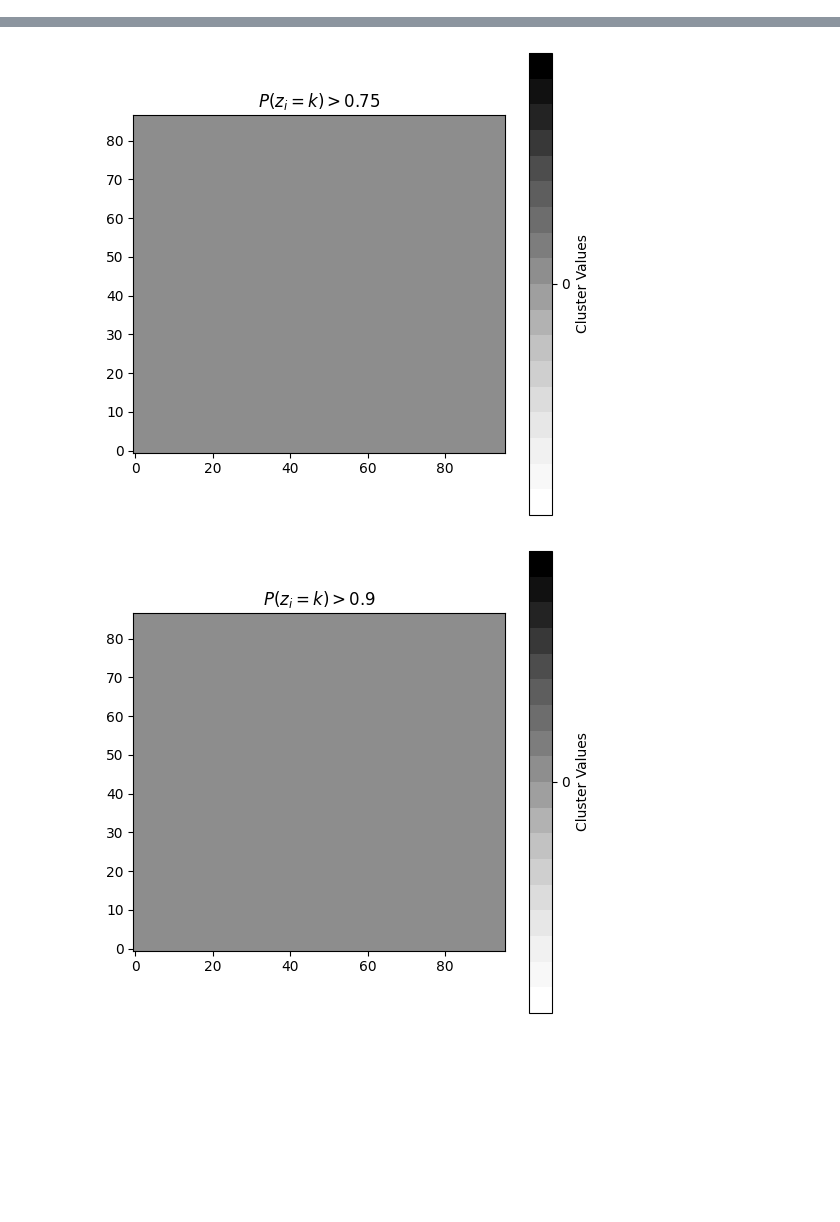
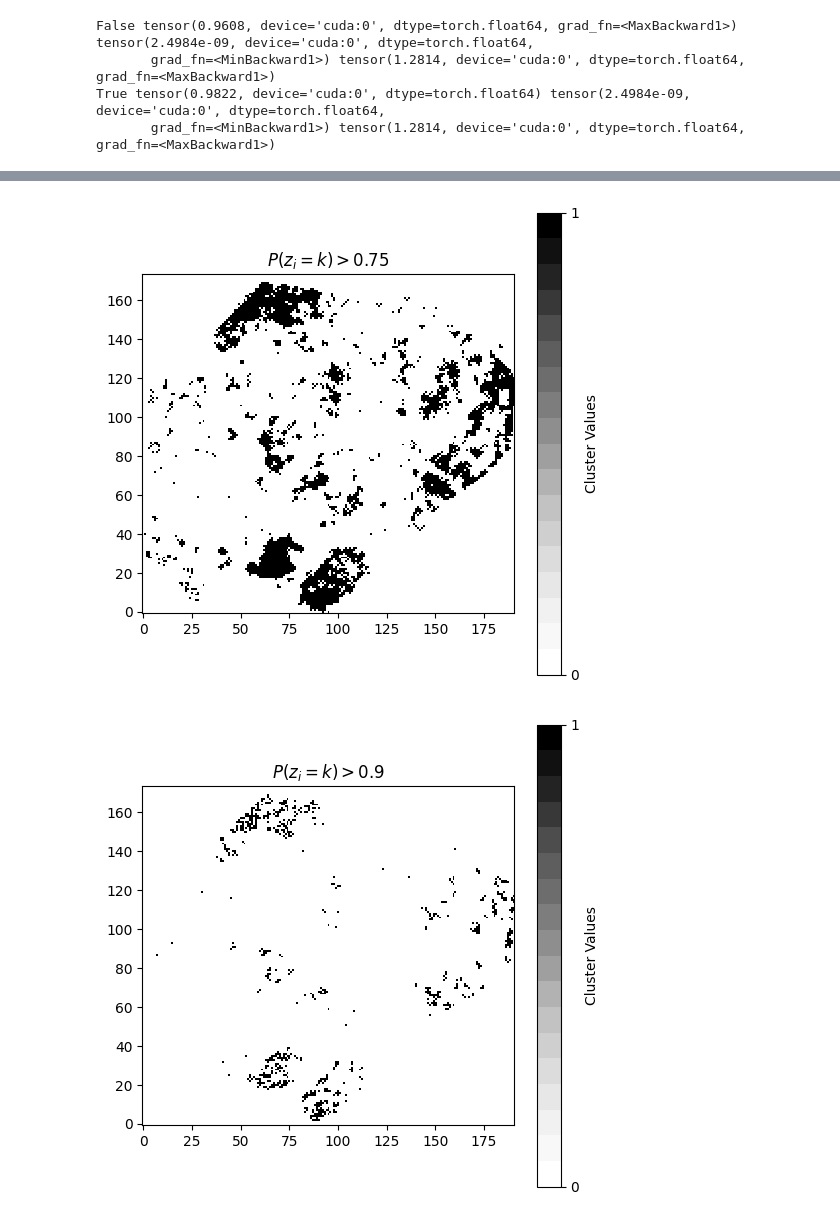
Before and after one commit to prob-ml/XeniumCluster, a Jupyter notebook: SVI.ipynb, the cells around one changed output, grey strips where cells are left out. Cells and saved outputs as stored; diff of their text form; code cells hidden in the pictures; blank space fills up the shorter version.

```diff
--- a/SVI.ipynb
+++ b/SVI.ipynb
@@ -169,7 +177,7 @@ def prepare_Xenium_data(
 
     return data, spatial_locations, clustering # the last one is to regain var/obs access from original data
 # %%
-spot_size = 100
+spot_size = 50
 data_mode="PCA"
 num_pcs=25
 hvg_var_prop=0.5
@@ -178,10 +186,10 @@ kmeans_init=True
 spatial_init=True
 spatial_normalize=True
 num_clusters=17
-batch_size=16
+batch_size=256
 neighborhood_size=2
 neighborhood_agg="sum"
-concentration_amplification=5
+concentration_amplification=1
 uncertainty_values = [0.25, 0.5, 0.75, 0.9, 0.99]
 evaluate_markers=False
 # %%
@@ -392,8 +398,8 @@ Batch Size is 16.
 def model(data):
 
     # Define the means and variances of the Gaussian components
-    cluster_means = pyro.sample("cluster_means", dist.LogNormal(0., 1.).expand([num_clusters, data.size(1)]).to_event(2))
-    cluster_scales = pyro.sample("cluster_scales", dist.LogNormal(0., 1.).expand([num_clusters, data.size(1)]).to_event(2))
+    cluster_means = pyro.sample("cluster_means", dist.Normal(empirical_prior_means, 1.0).to_event(2))
+    cluster_scales = pyro.sample("cluster_scales", dist.LogNormal(empirical_prior_scales, 1.0).to_event(2))
 
     # Define priors for the cluster assignment probabilities and Gaussian parameters
     with pyro.plate("data", len(data), subsample_size=batch_size) as ind:
@@ -406,15 +412,15 @@ def model(data):
 
 def guide(data):
     # Initialize cluster assignment probabilities for the entire dataset
-    cluster_concentration_params_q = pyro.param("cluster_concentration_params_q", concentration_priors, constraint=dist.constraints.positive) + MIN_CONCENTRATION
+    cluster_concentration_params_q = pyro.param("cluster_concentration_params_q", concentration_priors, constraint=dist.constraints.positive).clamp(min=MIN_CONCENTRATION)
     # Global variational parameters for means and scales
-    cluster_means_q = pyro.param("cluster_means_q", torch.ones(num_clusters, data.size(1)), constraint=dist.constraints.positive)
-    cluster_scales_q = pyro.param("cluster_scales_q", torch.ones(num_clusters, data.size(1)), constraint=dist.constraints.positive)
+    cluster_means_q = pyro.param("cluster_means_q", empirical_prior_means)
+    cluster_scales_q = pyro.param("cluster_scales_q", empirical_prior_scales, constraint=dist.constraints.positive)
     cluster_means = pyro.sample("cluster_means", dist.LogNormal(cluster_means_q, 1.0).to_event(2))
     cluster_scales = pyro.sample("cluster_scales", dist.LogNormal(cluster_scales_q, 1.0).to_event(2))
 
     with pyro.plate("data", len(data), subsample_size=batch_size) as ind:
 
-        batch_cluster_concentration_params_q = cluster_concentration_params_q[ind] + MIN_CONCENTRATION
+        batch_cluster_concentration_params_q = cluster_concentration_params_q[ind].clamp(min=MIN_CONCENTRATION)
         cluster_probs = pyro.sample("cluster_probs", dist.Dirichlet(batch_cluster_concentration_params_q))
 # %%
@@ -467,29 +510,32 @@ Epoch 0 : loss = 268.9583
 # %%
+torch.set_default_tensor_type(torch.FloatTensor)
+
 # Grab the learned variational parameters
-num_posterior_samples = 10000
+num_posterior_samples = 100
 sample_for_assignment_options = [False, True]
 
 for sample_for_assignment in sample_for_assignment_options:
 
     cluster_concentration_params_q = pyro.param("cluster_concentration_params_q")
-    cluster_probs_q = 0
     if sample_for_assignment:
-        cluster_probs_q += (1 / num_posterior_samples) * pyro.sample("cluster_probs", dist.Dirichlet(cluster_concentration_params_q)).detach()
+        cluster_probs_q = pyro.sample("cluster_probs", dist.Dirichlet(cluster_concentration_params_q).expand_by([num_posterior_samples])).detach().mean(dim=0)
         # retrieve the relevant prior for comparison
         cluster_probs_prior_TRUE = dist.Dirichlet(concentration_priors).sample()
         cluster_assignments_prior = cluster_probs_prior_TRUE.argmax(dim=1)
     else:
         # the probs aren't sampled and we calculate the EV instead
-        cluster_probs_q = cluster_concentration_params_q.softmax(dim=1)
+        cluster_probs_q = (cluster_concentration_params_q / cluster_concentration_params_q.sum(dim=1, keepdim=True))
         # retrieve the relevant prior for comparison
-        cluster_probs_prior_FALSE = concentration_priors.softmax(dim=1)
+        cluster_probs_prior_FALSE = (concentration_priors / concentration_priors.sum(dim=1, keepdim=True))
         cluster_assignments_prior = cluster_probs_prior_FALSE.argmax(dim=1)
     cluster_assignments_q = cluster_probs_q.argmax(dim=1)
 
-    cluster_concentration_params_q = cluster_concentration_params_q.detach()
-    cluster_means_q = pyro.param("cluster_means_q").detach()
-    cluster_scales_q = pyro.param("cluster_scales_q").detach()
-    cluster_probs_q = cluster_probs_q.detach()
+    cluster_concentration_params_q = cluster_concentration_params_q.cpu().detach()
+    cluster_means_q = pyro.param("cluster_means_q").cpu().detach()
+    cluster_scales_q = pyro.param("cluster_scales_q").cpu().detach()
+    cluster_probs_q = cluster_probs_q.cpu().detach()
+    cluster_assignments_q = cluster_assignments_q.cpu().detach()
+    cluster_assignments_prior = cluster_assignments_prior.cpu().detach()
 
     # Plotting
     if spot_size:
@@ -510,7 +556,7 @@ for sample_for_assignment in sample_for_assignment_options:
         colormap = ListedColormap(colormap_colors)
 
         plt.figure(figsize=(6, 6))
-        plt.imshow(cluster_grid, cmap=colormap, interpolation='nearest', origin='lower')
+        plt.imshow(cluster_grid.cpu(), cmap=colormap, interpolation='nearest', origin='lower')
         plt.colorbar(ticks=range(num_clusters + 1), label='Cluster Values')
         plt.title('Posterior Cluster Assignment with BayXenSmooth')
 
@@ -530,7 +576,7 @@ for sample_for_assignment in sample_for_assignment_options:
             f"{bayxensmooth_clusters_filepath}/result.png"
         )
 
-        clusters = pd.DataFrame(cluster_assignments_q, columns=["BayXenSmooth cluster"]).to_csv(f"{bayxensmooth_clusters_filepath}/clusters_K={num_clusters}.csv")
+        clusters = pd.DataFrame(cluster_assignments_q.cpu(), columns=["BayXenSmooth cluster"]).to_csv(f"{bayxensmooth_clusters_filepath}/clusters_K={num_clusters}.csv")
         soft_clusters = pd.DataFrame(cluster_probs_q, columns=[f'P(z_i = {i})'  for i in range(1, num_clusters + 1)]).to_csv(f"{bayxensmooth_clusters_filepath}/soft_clusters_K={num_clusters}.csv")
 
         if not os.path.exists(bayxensmooth_similar_filepath := save_filepath("BayXenSmooth", "prior_v_posterior", sample_for_assignment)):
@@ -541,7 +587,7 @@ for sample_for_assignment in sample_for_assignment_options:
         # grab the WSS distance of cluster labels
         wss = {}
         for label in range(1, num_clusters + 1):
-            current_cluster_locations = torch.stack(torch.where((cluster_grid == label)), axis=1).to(float)
+            current_cluster_locations = torch.stack(torch.where((cluster_grid.cpu() == label)), axis=1).to(float)
             wss[f"Cluster {label}"] = (spot_size ** 2) * torch.mean(torch.cdist(current_cluster_locations, current_cluster_locations, p = 2)).item()
 
         if not os.path.exists(bayxensmooth_wss_filepath := save_filepath("BayXenSmooth", "wss", sample_for_assignment)):
@@ -578,7 +624,7 @@ for sample_for_assignment in sample_for_assignment_options:
             mean_expression_by_cluster = pd.DataFrame(columns=original_adata.xenium_spot_data.var.index)
 
             for label in range(num_clusters):
-                current_cluster_indexes = list(torch.where(cluster_assignments_q == label)[0])
+                current_cluster_indexes = list(torch.where(cluster_assignments_q == label)[0].cpu().numpy())
                 expressions = pd.DataFrame(original_adata.xenium_spot_data.X, columns=original_adata.xenium_spot_data.var.index).iloc[current_cluster_indexes, :]
                 mean_expressions = expressions.mean(axis=0).to_frame().T
                 mean_expression_by_cluster = pd.concat([mean_expression_by_cluster, mean_expressions], ignore_index=True)
@@ -636,3 +682,7 @@ for sample_for_assignment in sample_for_assignment_options:
             f"{bayxensmooth_clusters_filepath}/result.png"
         )
 # %% [output]
+False tensor(0.9608, device='cuda:0', dtype=torch.float64, grad_fn=<MaxBackward1>) tensor(2.4984e-09, device='cuda:0', dtype=torch.float64,
+       grad_fn=<MinBackward1>) tensor(1.2814, device='cuda:0', dtype=torch.float64, grad_fn=<MaxBackward1>)
+True tensor(0.9822, device='cuda:0', dtype=torch.float64) tensor(2.4984e-09, device='cuda:0', dtype=torch.float64,
+       grad_fn=<MinBackward1>) tensor(1.2814, device='cuda:0', dtype=torch.float64, grad_fn=<MaxBackward1>)
@@ -648,2 +698,2 @@ for sample_for_assignment in sample_for_assignment_options:
-[figure, old version]
+[figure, new version]
-[figure, old version]
+[figure, new version]
```
Also changed, not shown: parts of 10 cells of this notebook, 8 other files.
